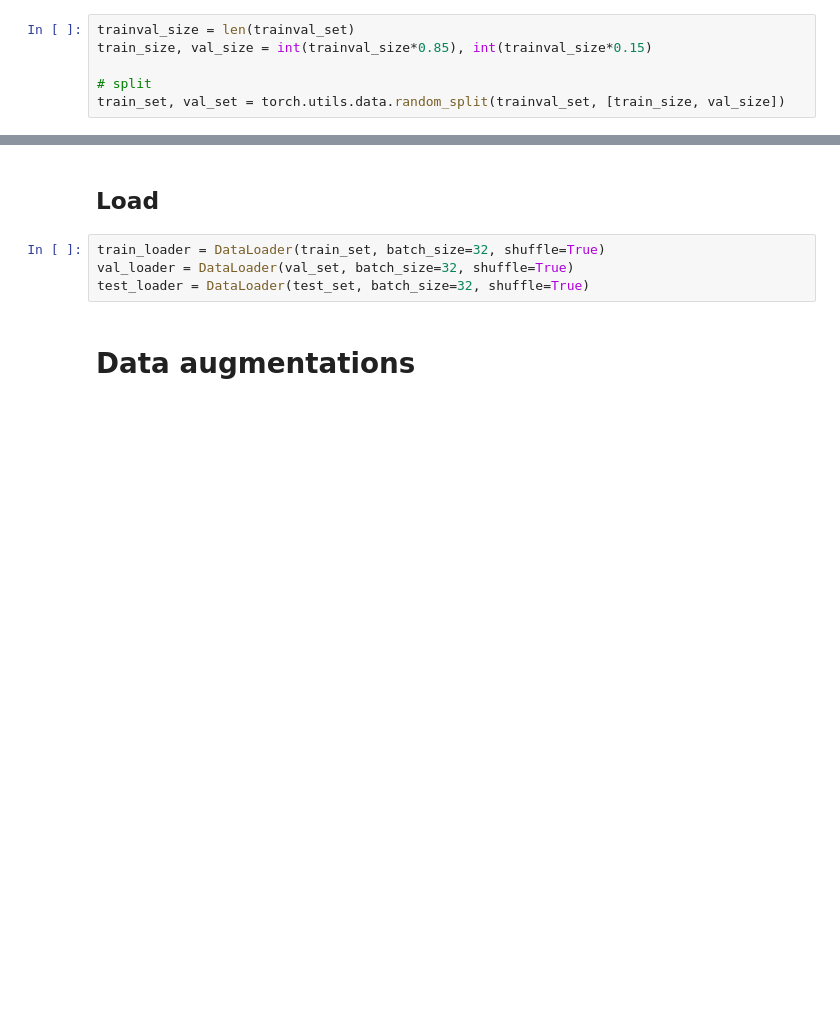
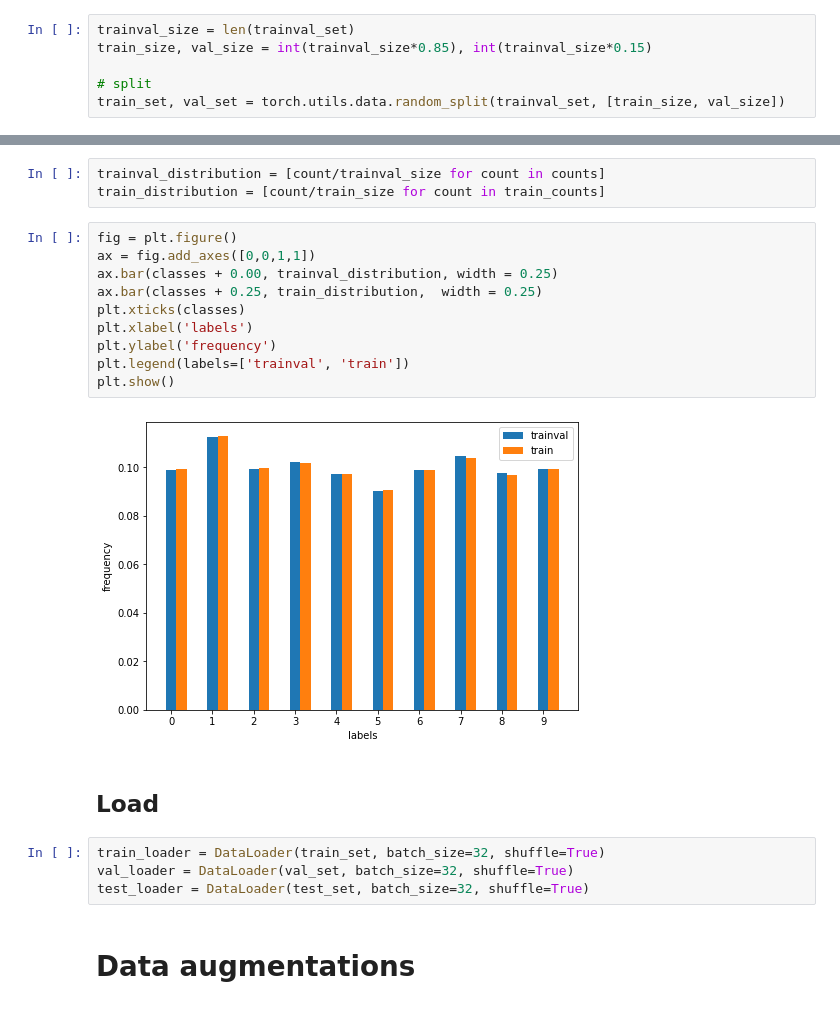
Before and after one commit to laure-delisle/cs148-hw3, a Jupyter notebook: warmup_data_loading.ipynb, the cells around one changed output, grey strips where cells are left out. Cells and saved outputs as stored; diff of their text form; blank space fills up the shorter version.

```diff
--- a/warmup_data_loading.ipynb
+++ b/warmup_data_loading.ipynb
@@ -53,3 +87,18 @@ train_set, val_set = torch.utils.data.random_split(trainval_set, [train_size, va
+# %%
+trainval_distribution = [count/trainval_size for count in counts]
+train_distribution = [count/train_size for count in train_counts]
+# %%
+fig = plt.figure()
+ax = fig.add_axes([0,0,1,1])
+ax.bar(classes + 0.00, trainval_distribution, width = 0.25)
+ax.bar(classes + 0.25, train_distribution,  width = 0.25)
+plt.xticks(classes)
+plt.xlabel('labels')
+plt.ylabel('frequency')
+plt.legend(labels=['trainval', 'train'])
+plt.show()
+# %% [output]
+[figure, added]
 # %% [markdown]
 ## Load
 # %%
```
Also changed, not shown: parts of 8 cells of this notebook, 4 other files.
